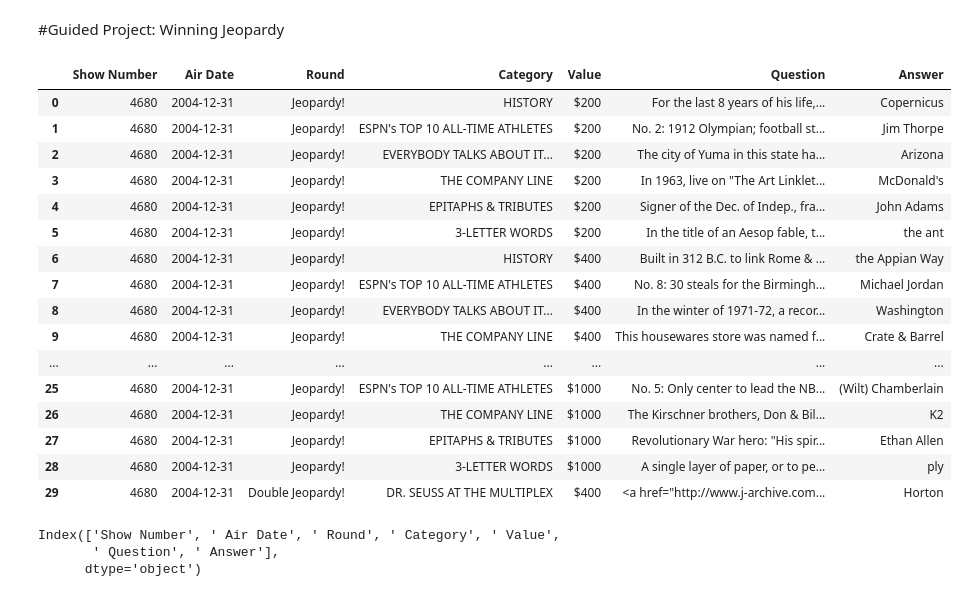
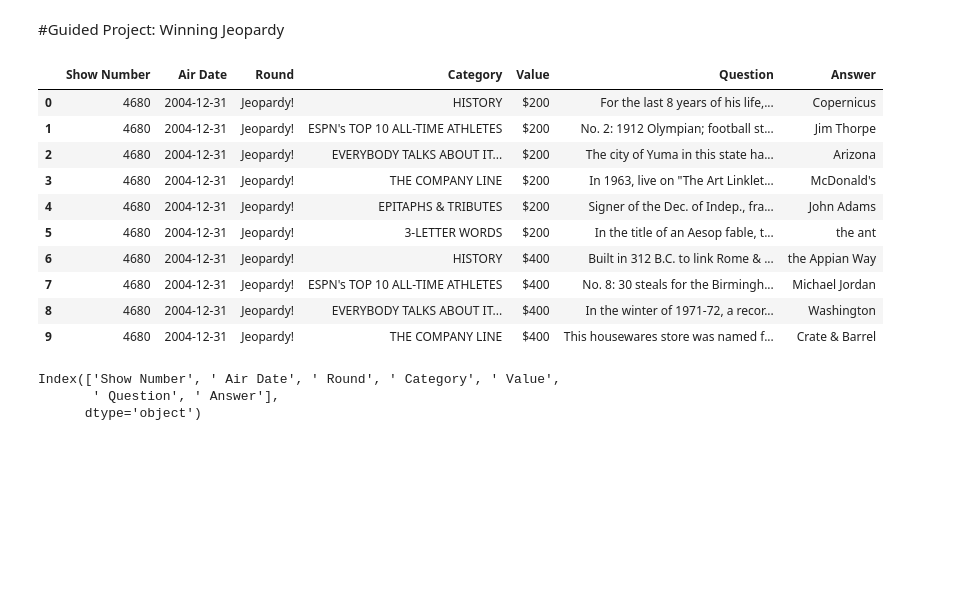
Before and after one commit to StephaniePC1/ThisIsWhatIDoNow, a Jupyter notebook: GPVII.ipynb, the cells around one changed output. Cells and saved outputs as stored; diff of their text form; code cells hidden in the pictures; blank space fills up the shorter version.

```diff
--- a/GPVII.ipynb
+++ b/GPVII.ipynb
@@ -9,25 +9,19 @@ import csv
 path = 'https://github.com/StephaniePC1/ThisIsWhatIDoNow/raw/master/JEOPARDY_CSV.zip'
 jeopardy = pd.read_csv(path, compression='zip')
 # %%
-jeopardy.head(30)
+jeopardy.head(10)
 # %% [output]
 |  | Show Number | Air Date | Round | Category | Value | Question | Answer |
 | 0 | 4680 | 2004-12-31 | Jeopardy! | HISTORY | $200 | For the last 8 years of his life,... | Copernicus |
 | 1 | 4680 | 2004-12-31 | Jeopardy! | ESPN's TOP 10 ALL-TIME ATHLETES | $200 | No. 2: 1912 Olympian; football st... | Jim Thorpe |
 | 2 | 4680 | 2004-12-31 | Jeopardy! | EVERYBODY TALKS ABOUT IT... | $200 | The city of Yuma in this state ha... | Arizona |
 | 3 | 4680 | 2004-12-31 | Jeopardy! | THE COMPANY LINE | $200 | In 1963, live on "The Art Linklet... | McDonald's |
 | 4 | 4680 | 2004-12-31 | Jeopardy! | EPITAPHS & TRIBUTES | $200 | Signer of the Dec. of Indep., fra... | John Adams |
 | 5 | 4680 | 2004-12-31 | Jeopardy! | 3-LETTER WORDS | $200 | In the title of an Aesop fable, t... | the ant |
 | 6 | 4680 | 2004-12-31 | Jeopardy! | HISTORY | $400 | Built in 312 B.C. to link Rome & ... | the Appian Way |
 | 7 | 4680 | 2004-12-31 | Jeopardy! | ESPN's TOP 10 ALL-TIME ATHLETES | $400 | No. 8: 30 steals for the Birmingh... | Michael Jordan |
 | 8 | 4680 | 2004-12-31 | Jeopardy! | EVERYBODY TALKS ABOUT IT... | $400 | In the winter of 1971-72, a recor... | Washington |
 | 9 | 4680 | 2004-12-31 | Jeopardy! | THE COMPANY LINE | $400 | This housewares store was named f... | Crate & Barrel |
-| ... | ... | ... | ... | ... | ... | ... | ... |
-| 25 | 4680 | 2004-12-31 | Jeopardy! | ESPN's TOP 10 ALL-TIME ATHLETES | $1000 | No. 5: Only center to lead the NB... | (Wilt) Chamberlain |
-| 26 | 4680 | 2004-12-31 | Jeopardy! | THE COMPANY LINE | $1000 | The Kirschner brothers, Don & Bil... | K2 |
-| 27 | 4680 | 2004-12-31 | Jeopardy! | EPITAPHS & TRIBUTES | $1000 | Revolutionary War hero: "His spir... | Ethan Allen |
-| 28 | 4680 | 2004-12-31 | Jeopardy! | 3-LETTER WORDS | $1000 | A single layer of paper, or to pe... | ply |
-| 29 | 4680 | 2004-12-31 | Double Jeopardy! | DR. SEUSS AT THE MULTIPLEX | $400 | <a href="http://www.j-archive.com... | Horton |
 # %%
 jeopardy.columns
 # %% [output]
```
